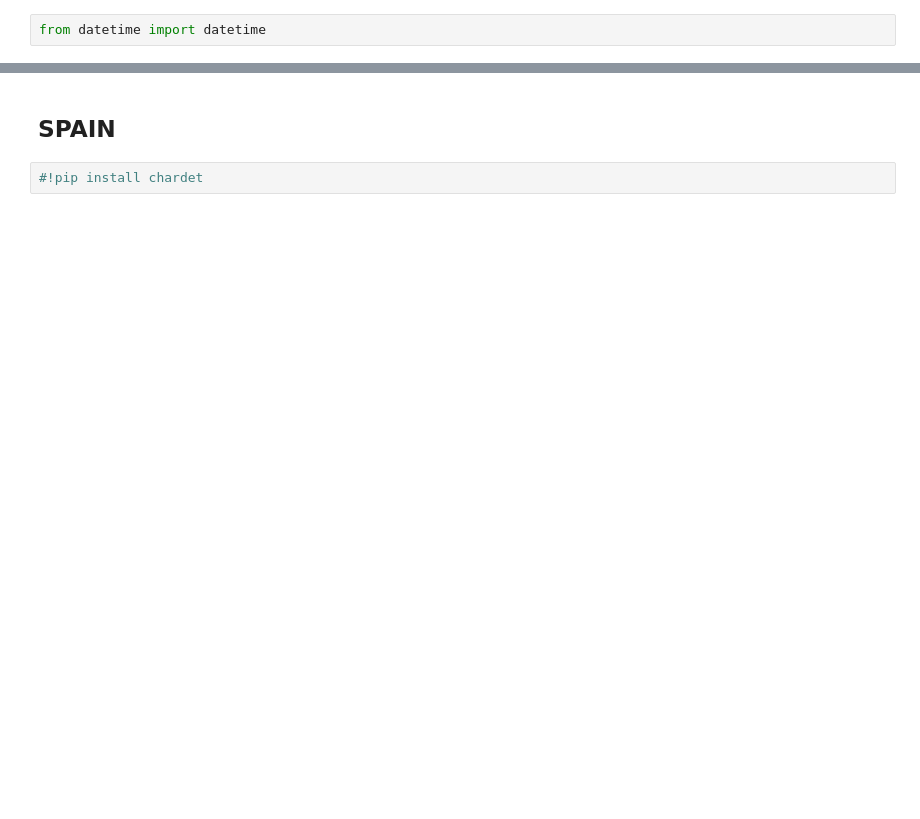
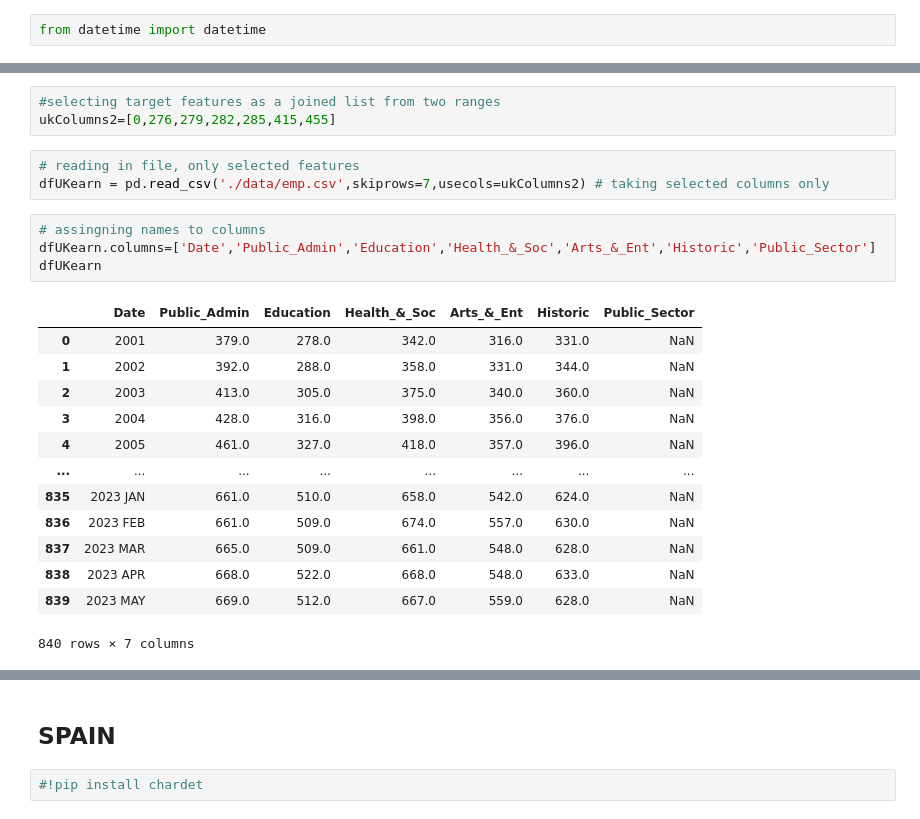
Before and after one commit to Carloselrecharlie/ML_assessment_repeat, a Jupyter notebook: sba22448_Integrated_CA-ML.ipynb, the cells around one changed output, grey strips where cells are left out. Saved outputs shown, nothing was run; the diff lists cells and outputs as text; blank space fills up the shorter version.

```diff
--- a/sba22448_Integrated_CA-ML.ipynb
+++ b/sba22448_Integrated_CA-ML.ipynb
@@ -498,0 +507,24 @@ Index: []
+# %%
+#selecting target features as a joined list from two ranges
+ukColumns2=[0,276,279,282,285,415,455]
+# %%
+# reading in file, only selected features
+dfUKearn = pd.read_csv('./data/emp.csv',skiprows=7,usecols=ukColumns2) # taking selected columns only
+# %%
+# assingning names to columns
+dfUKearn.columns=['Date','Public_Admin','Education','Health_&_Soc','Arts_&_Ent','Historic','Public_Sector']
+dfUKearn
+# %% [output]
+|  | Date | Public_Admin | Education | Health_&_Soc | Arts_&_Ent | Historic | Public_Sector |
+| 0 | 2001 | 379.0 | 278.0 | 342.0 | 316.0 | 331.0 | NaN |
+| 1 | 2002 | 392.0 | 288.0 | 358.0 | 331.0 | 344.0 | NaN |
+| 2 | 2003 | 413.0 | 305.0 | 375.0 | 340.0 | 360.0 | NaN |
+| 3 | 2004 | 428.0 | 316.0 | 398.0 | 356.0 | 376.0 | NaN |
+| 4 | 2005 | 461.0 | 327.0 | 418.0 | 357.0 | 396.0 | NaN |
+| ... | ... | ... | ... | ... | ... | ... | ... |
+| 835 | 2023 JAN | 661.0 | 510.0 | 658.0 | 542.0 | 624.0 | NaN |
+| 836 | 2023 FEB | 661.0 | 509.0 | 674.0 | 557.0 | 630.0 | NaN |
+| 837 | 2023 MAR | 665.0 | 509.0 | 661.0 | 548.0 | 628.0 | NaN |
+| 838 | 2023 APR | 668.0 | 522.0 | 668.0 | 548.0 | 633.0 | NaN |
+| 839 | 2023 MAY | 669.0 | 512.0 | 667.0 | 559.0 | 628.0 | NaN |
+840 rows × 7 columns
```
Also changed, not shown: parts of 46 cells of this notebook, 4 other files.
